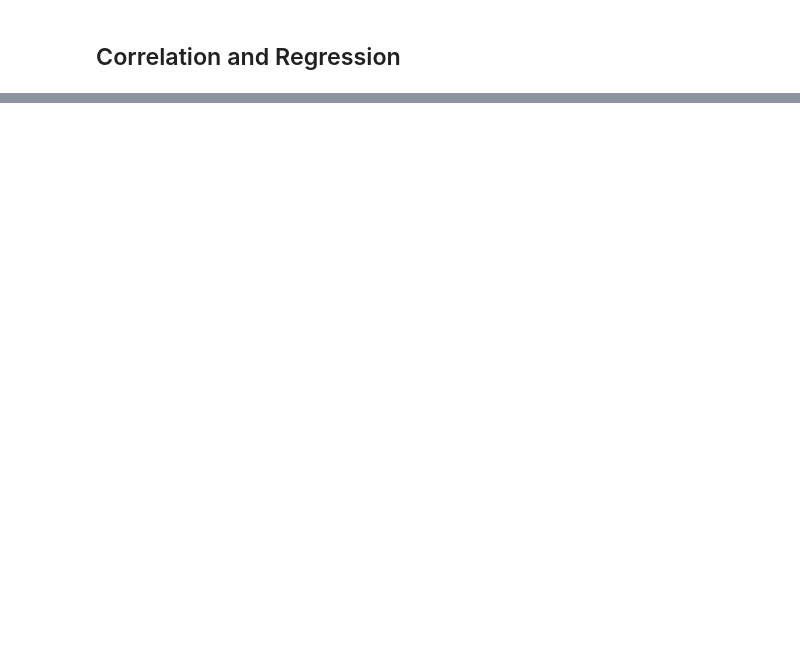
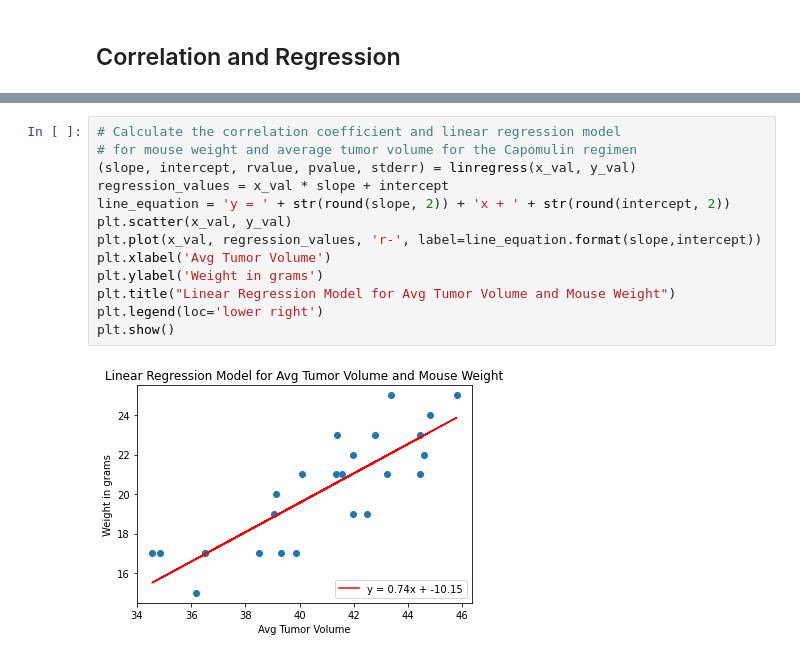
Before and after one commit to aarvinrathod/matplotlib-challenge, a Jupyter notebook: Pymaceuticals/pymaceuticals_starter.ipynb, the cells around one changed output, grey strips where cells are left out. Cells and saved outputs as stored; diff of their text form; blank space fills up the shorter version.

```diff
--- a/Pymaceuticals/pymaceuticals_starter.ipynb
+++ b/Pymaceuticals/pymaceuticals_starter.ipynb
@@ -262,0 +262,15 @@ plt.show()
+# %%
+# Calculate the correlation coefficient and linear regression model
+# for mouse weight and average tumor volume for the Capomulin regimen
+(slope, intercept, rvalue, pvalue, stderr) = linregress(x_val, y_val)
+regression_values = x_val * slope + intercept
+line_equation = 'y = ' + str(round(slope, 2)) + 'x + ' + str(round(intercept, 2))
+plt.scatter(x_val, y_val)
+plt.plot(x_val, regression_values, 'r-', label=line_equation.format(slope,intercept))
+plt.xlabel('Avg Tumor Volume')
+plt.ylabel('Weight in grams')
+plt.title("Linear Regression Model for Avg Tumor Volume and Mouse Weight")
+plt.legend(loc='lower right')
+plt.show()
+# %% [output]
+[figure, added]
```
Also changed, not shown: parts of 12 cells of this notebook.
